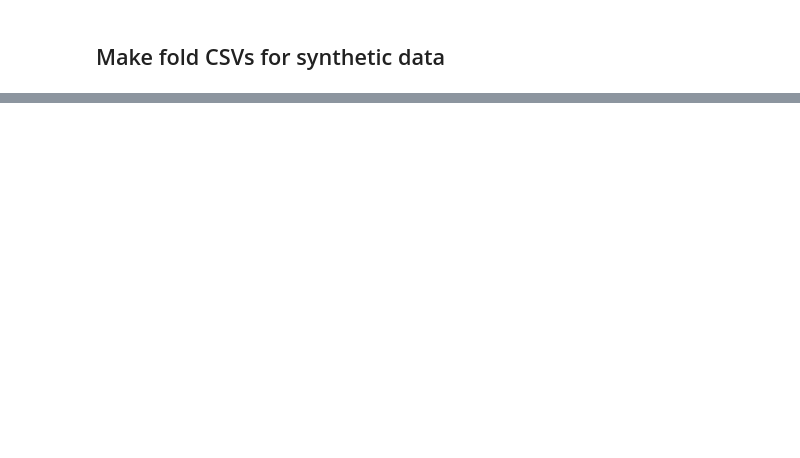
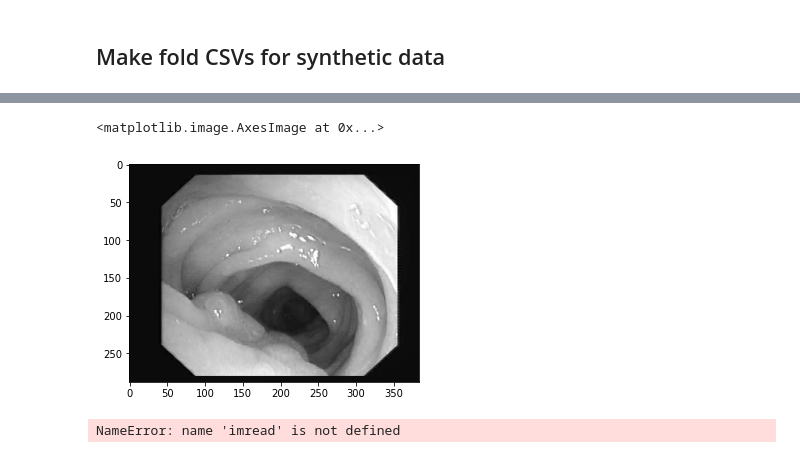
Before and after one commit to vlbthambawita/singan-polyp-aug-exp, a Jupyter notebook: notebooks/generate_fold_csvs.ipynb, the cells around one changed output, grey strips where cells are left out. Drawn from its saved outputs; the diff is of its cells as text; code cells hidden in the pictures; blank space fills up the shorter version.

```diff
--- a/notebooks/generate_fold_csvs.ipynb
+++ b/notebooks/generate_fold_csvs.ipynb
@@ -119,0 +216,2 @@ mask_path /work/vajira/DATA/sinGAN_polyps/singan_out/chk_id_1000_gen_scale_0_5_m
+# %%
+out = cv2.imread("/work/vajira/DATA/sinGAN_polyps/cvc_clinic_db/CVC-ClinicDB/Original/1.tif")
@@ -119,0 +223,2 @@ mask_path /work/vajira/DATA/sinGAN_polyps/singan_out/chk_id_1000_gen_scale_0_5_m
+# %%
+out = cv2.cvtColor(out, cv2.COLOR_BGR2RGB)
@@ -119,0 +229,9 @@ mask_path /work/vajira/DATA/sinGAN_polyps/singan_out/chk_id_1000_gen_scale_0_5_m
+# %%
+plt.imshow(out)
+# %% [output]
+<matplotlib.image.AxesImage at 0x...>
+[figure, added]
+# %%
+imread("/work/vajira/DATA/sinGAN_polyps/cvc_clinic_db/CVC-ClinicDB/Original/1.tif")
+# %% [output]
+NameError: name 'imread' is not defined
```
Also changed, not shown: parts of 23 cells of this notebook, 10 other files.
